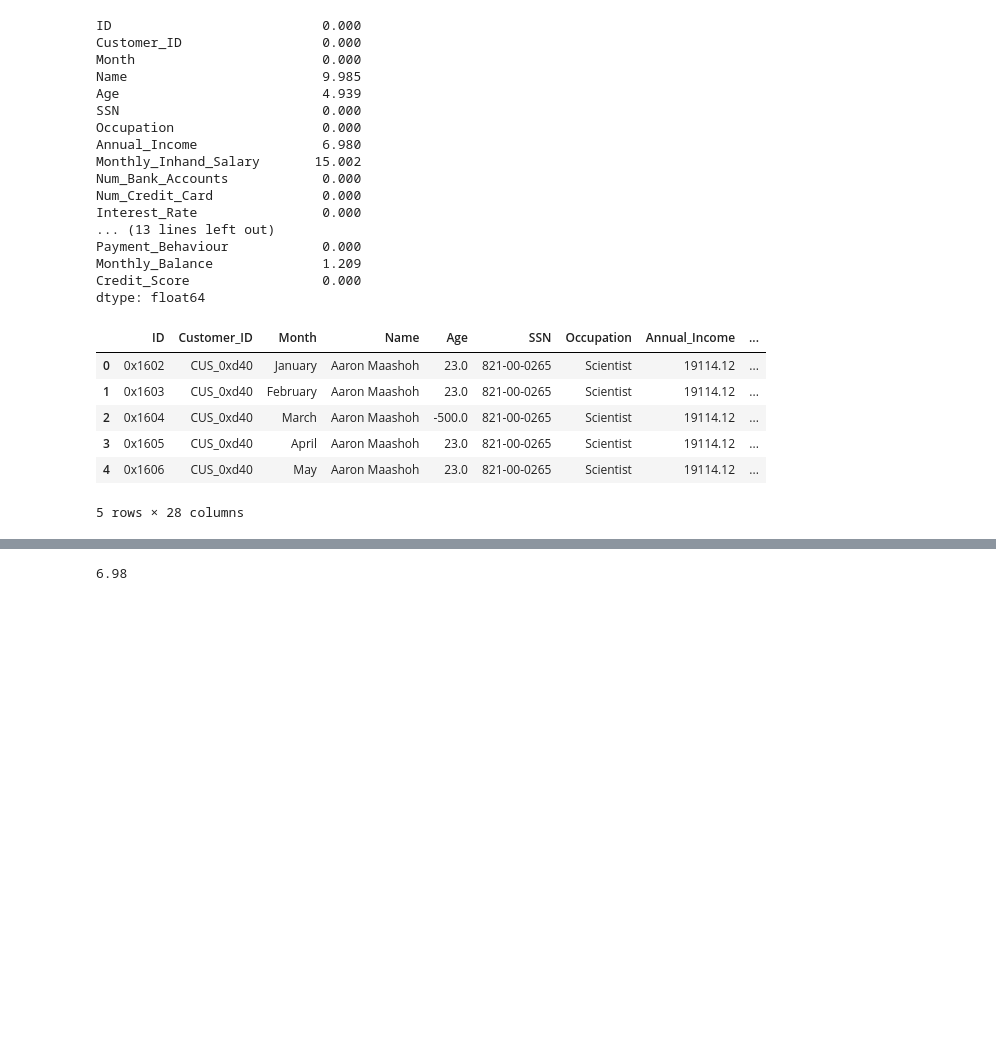
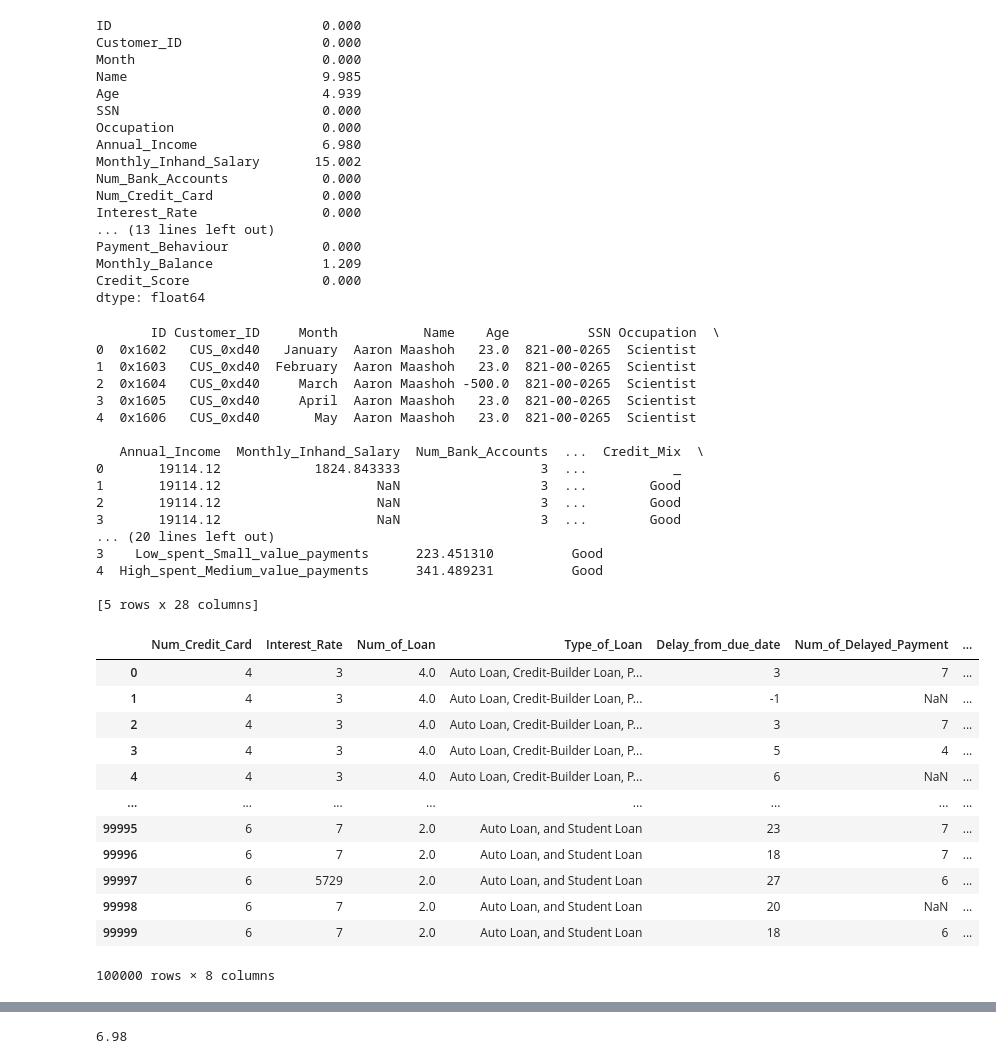
Before and after one commit to Abdullab8/Credit-Score-Classification, a Jupyter notebook: notebook.ipynb, the cells around one changed output, grey strips where cells are left out. Cells and saved outputs as stored; diff of their text form; code cells hidden in the pictures; blank space fills up the shorter version.

```diff
--- a/notebook.ipynb
+++ b/notebook.ipynb
@@ -125,12 +135,40 @@ Monthly_Balance              1.209
 Credit_Score                 0.000
 dtype: float64
 # %%
-df_clean.head()
+print(df_clean.head())
 # %% [output]
-|  | ID | Customer_ID | Month | Name | Age | SSN | Occupation | Annual_Income | ... |
-| 0 | 0x1602 | CUS_0xd40 | January | Aaron Maashoh | 23.0 | 821-00-0265 | Scientist | 19114.12 | ... |
-| 1 | 0x1603 | CUS_0xd40 | February | Aaron Maashoh | 23.0 | 821-00-0265 | Scientist | 19114.12 | ... |
-| 2 | 0x1604 | CUS_0xd40 | March | Aaron Maashoh | -500.0 | 821-00-0265 | Scientist | 19114.12 | ... |
-| 3 | 0x1605 | CUS_0xd40 | April | Aaron Maashoh | 23.0 | 821-00-0265 | Scientist | 19114.12 | ... |
-| 4 | 0x1606 | CUS_0xd40 | May | Aaron Maashoh | 23.0 | 821-00-0265 | Scientist | 19114.12 | ... |
-5 rows × 28 columns
+       ID Customer_ID     Month           Name    Age          SSN Occupation  \
+0  0x1602   CUS_0xd40   January  Aaron Maashoh   23.0  821-00-0265  Scientist
+1  0x1603   CUS_0xd40  February  Aaron Maashoh   23.0  821-00-0265  Scientist
+2  0x1604   CUS_0xd40     March  Aaron Maashoh -500.0  821-00-0265  Scientist
+3  0x1605   CUS_0xd40     April  Aaron Maashoh   23.0  821-00-0265  Scientist
+4  0x1606   CUS_0xd40       May  Aaron Maashoh   23.0  821-00-0265  Scientist
+
+   Annual_Income  Monthly_Inhand_Salary  Num_Bank_Accounts  ...  Credit_Mix  \
+0       19114.12            1824.843333                  3  ...           _
+1       19114.12                    NaN                  3  ...        Good
+2       19114.12                    NaN                  3  ...        Good
+3       19114.12                    NaN                  3  ...        Good
+... (20 lines left out)
+3    Low_spent_Small_value_payments      223.451310          Good
+4  High_spent_Medium_value_payments      341.489231          Good
+
+[5 rows x 28 columns]
+# %%
+df_clean[[ 'Num_Credit_Card', 'Interest_Rate', 'Num_of_Loan', 'Type_of_Loan',
+       'Delay_from_due_date', 'Num_of_Delayed_Payment', 'Changed_Credit_Limit',
+       'Num_Credit_Inquiries',]]
+# %% [output]
+|  | Num_Credit_Card | Interest_Rate | Num_of_Loan | Type_of_Loan | Delay_from_due_date | Num_of_Delayed_Payment | ... |
+| 0 | 4 | 3 | 4.0 | Auto Loan, Credit-Builder Loan, P... | 3 | 7 | ... |
+| 1 | 4 | 3 | 4.0 | Auto Loan, Credit-Builder Loan, P... | -1 | NaN | ... |
+| 2 | 4 | 3 | 4.0 | Auto Loan, Credit-Builder Loan, P... | 3 | 7 | ... |
+| 3 | 4 | 3 | 4.0 | Auto Loan, Credit-Builder Loan, P... | 5 | 4 | ... |
+| 4 | 4 | 3 | 4.0 | Auto Loan, Credit-Builder Loan, P... | 6 | NaN | ... |
+| ... | ... | ... | ... | ... | ... | ... | ... |
+| 99995 | 6 | 7 | 2.0 | Auto Loan, and Student Loan | 23 | 7 | ... |
+| 99996 | 6 | 7 | 2.0 | Auto Loan, and Student Loan | 18 | 7 | ... |
+| 99997 | 6 | 5729 | 2.0 | Auto Loan, and Student Loan | 27 | 6 | ... |
+| 99998 | 6 | 7 | 2.0 | Auto Loan, and Student Loan | 20 | NaN | ... |
+| 99999 | 6 | 7 | 2.0 | Auto Loan, and Student Loan | 18 | 6 | ... |
+100000 rows × 8 columns
```
Also changed, not shown: parts of 4 cells of this notebook.
